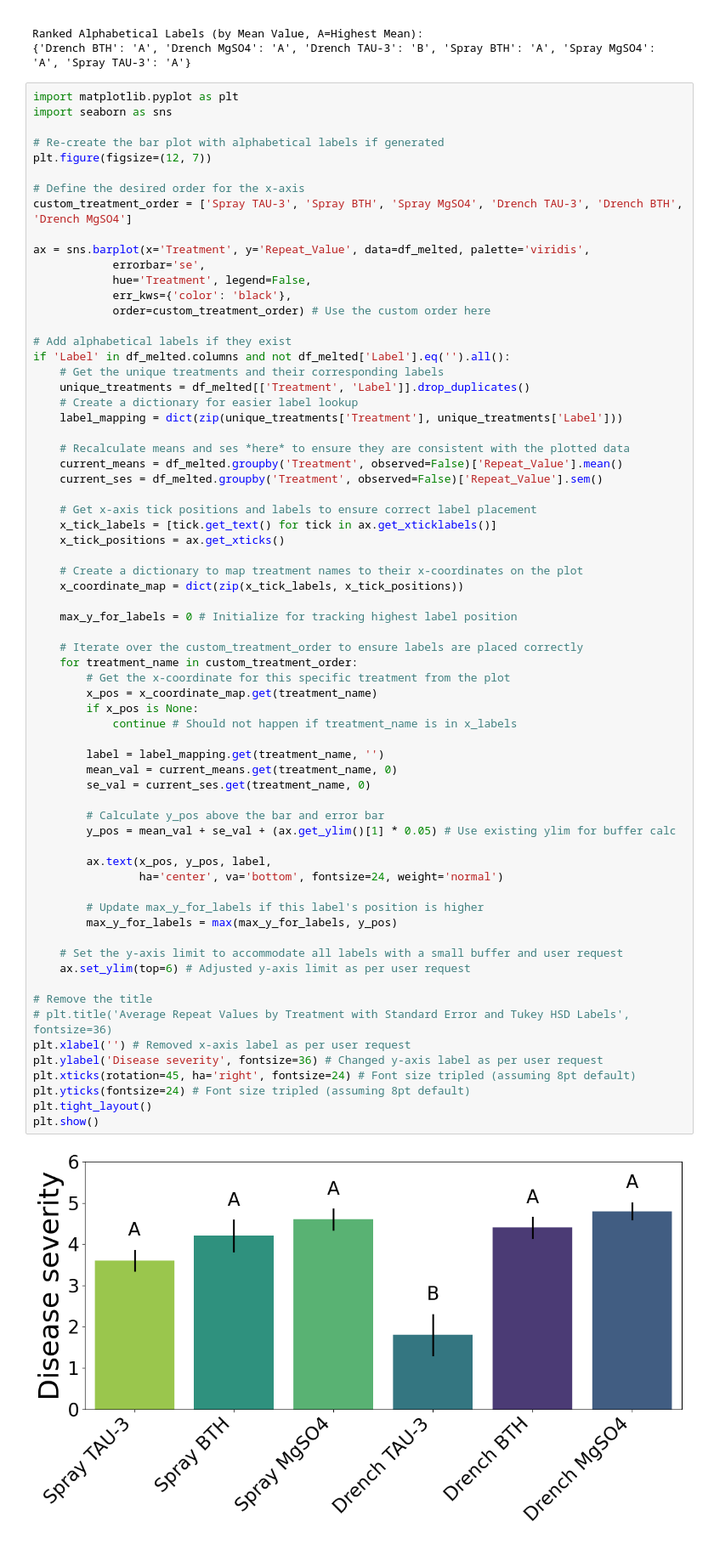
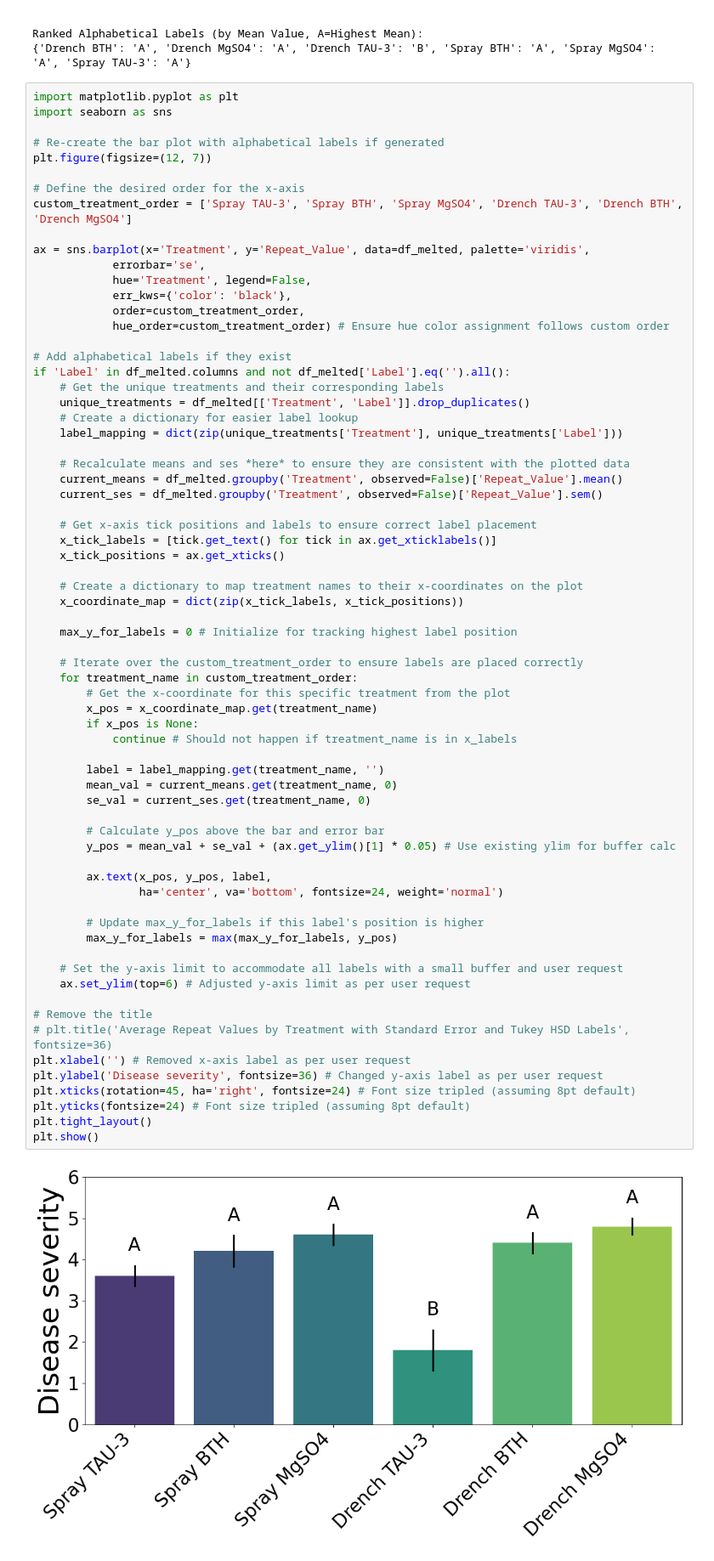
Before and after one commit to jellybbie/study, a Jupyter notebook: scratchpad.ipynb, the cells around one changed output. Shown at 85% size. Saved outputs shown, nothing was run; the diff lists cells and outputs as text.

```diff
--- a/scratchpad.ipynb
+++ b/scratchpad.ipynb
@@ -194,7 +194,8 @@ ax = sns.barplot(x='Treatment', y='Repeat_Value', data=df_melted, palette='virid
             errorbar='se',
             hue='Treatment', legend=False,
             err_kws={'color': 'black'},
-            order=custom_treatment_order) # Use the custom order here
+            order=custom_treatment_order,
+            hue_order=custom_treatment_order) # Ensure hue color assignment follows custom order
 
 # Add alphabetical labels if they exist
 if 'Label' in df_melted.columns and not df_melted['Label'].eq('').all():
@@ -221,31 +222,31 @@ if 'Label' in df_melted.columns and not df_melted['Label'].eq('').all():
         # Get the x-coordinate for this specific treatment from the plot
         x_pos = x_coordinate_map.get(treatment_name)
         if x_pos is None:
             continue # Should not happen if treatment_name is in x_labels
 
         label = label_mapping.get(treatment_name, '')
         mean_val = current_means.get(treatment_name, 0)
         se_val = current_ses.get(treatment_name, 0)
 
         # Calculate y_pos above the bar and error bar
         y_pos = mean_val + se_val + (ax.get_ylim()[1] * 0.05) # Use existing ylim for buffer calc
 
         ax.text(x_pos, y_pos, label,
                 ha='center', va='bottom', fontsize=24, weight='normal')
 
         # Update max_y_for_labels if this label's position is higher
         max_y_for_labels = max(max_y_for_labels, y_pos)
 
     # Set the y-axis limit to accommodate all labels with a small buffer and user request
     ax.set_ylim(top=6) # Adjusted y-axis limit as per user request
 
 # Remove the title
 # plt.title('Average Repeat Values by Treatment with Standard Error and Tukey HSD Labels', fontsize=36)
 plt.xlabel('') # Removed x-axis label as per user request
 plt.ylabel('Disease severity', fontsize=36) # Changed y-axis label as per user request
 plt.xticks(rotation=45, ha='right', fontsize=24) # Font size tripled (assuming 8pt default)
 plt.yticks(fontsize=24) # Font size tripled (assuming 8pt default)
 plt.tight_layout()
 plt.show()
 # %% [output]
-[figure, old version]
+[figure, new version]
```
